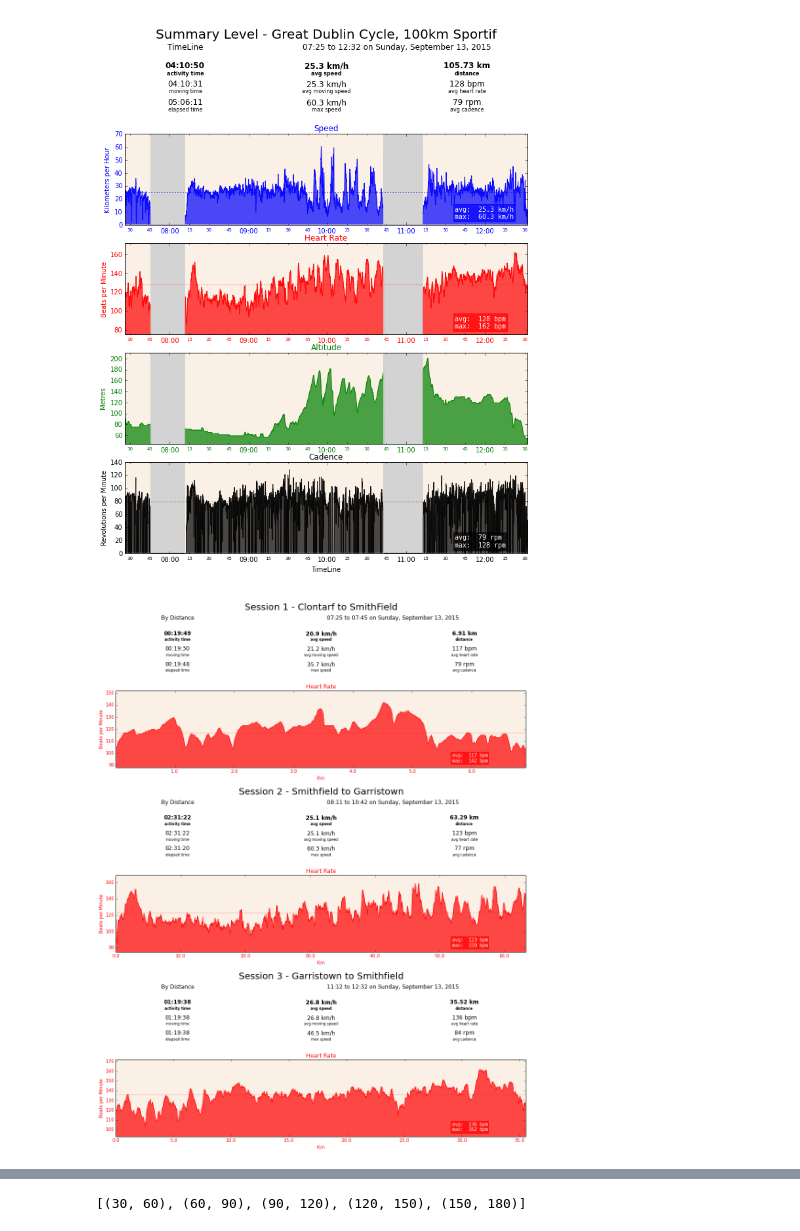
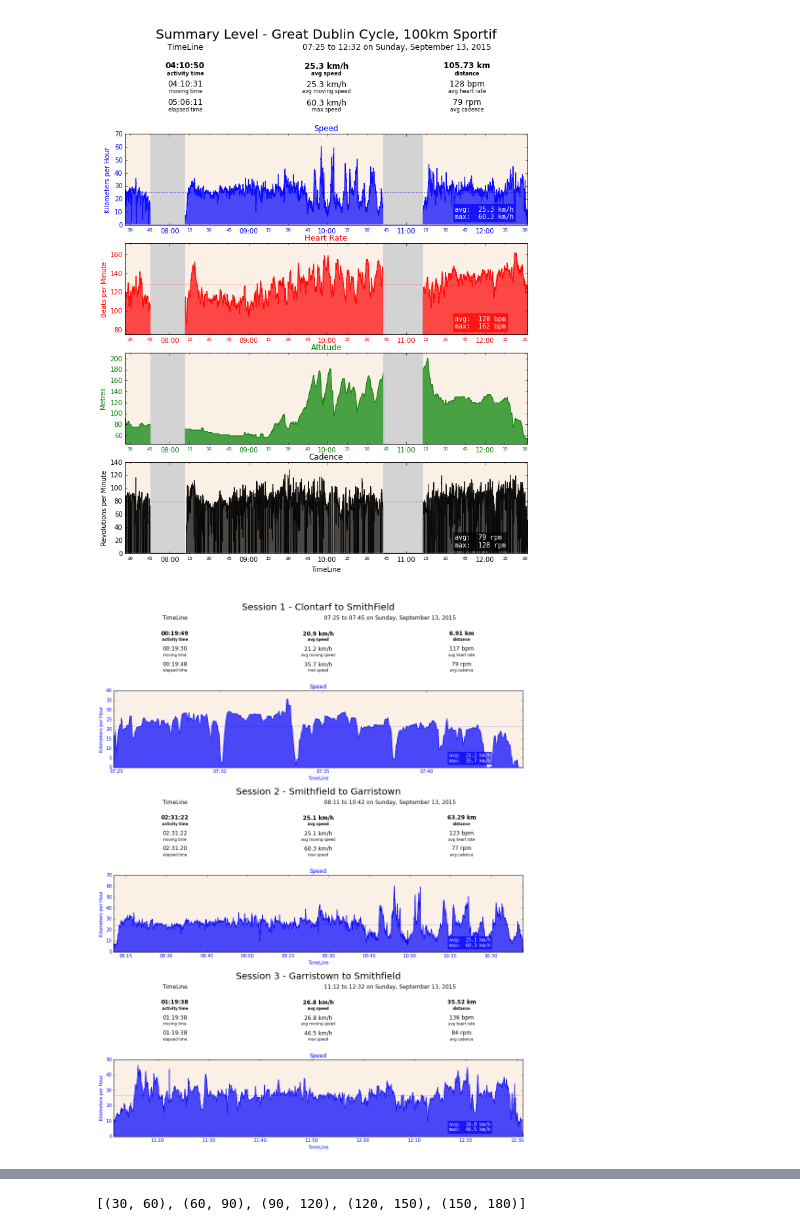
Before and after one commit to patclaffey/docker_jupyter, a Jupyter notebook: notebooks/Summary.ipynb, the cells around one changed output, grey strips where cells are left out. Drawn from its saved outputs; the diff is of its cells as text; code cells hidden in the pictures.

Commit message:
new timeline functionality

```diff
--- a/notebooks/Summary.ipynb
+++ b/notebooks/Summary.ipynb
@@ -121,36 +119,36 @@ session_metrics.append(get_metrics(sub[1],"Session 2 - Smithfield to Garristown"
 session_metrics.append(get_metrics(sub[2],"Session 3 - Garristown to Smithfield"))
 # %%
 #set column name
-#column_name = 'speed'
-column_name = 'heart_rate'
+column_name = 'speed'
+#column_name = 'heart_rate'
 
-view_type = 'distance'
+view_type = 'timeline2'
 view_description, view_xlabel, view_procedure, view_units = get_view_properties(view_type)
 
 
 
 fig, axes = plt.subplots(nrows=6, ncols=1,  figsize=(16, 21))
 
 #Speed over distance for sub-activity 1
 
 create_header(axes[0], session_metrics[0], session_metrics[0]['title'], view_description)
 plot_control = get_plot_controls(column_name,
                                  activity_xlabel = view_xlabel,)
 view_procedure(sub[0], plot_control, axes[1])
 
 #Speed over distance for sub-activity 2
 
 create_header(axes[2], session_metrics[1], session_metrics[1]['title'], view_description)
 plot_control = get_plot_controls(column_name,
                                  activity_xlabel = view_xlabel,)
 view_procedure(sub[1], plot_control, axes[3])
 
 #Speed over distance for sub-activity 3
 
 create_header(axes[4], session_metrics[2], session_metrics[2]['title'], view_description)
 plot_control = get_plot_controls(column_name,
                                  activity_xlabel = view_xlabel,)
 view_procedure(sub[2], plot_control, axes[5])
 # %% [output]
-[figure, old version]
+[figure, new version]
 # %%
```
Also changed, not shown: parts of 8 cells of this notebook, 1 other file.
